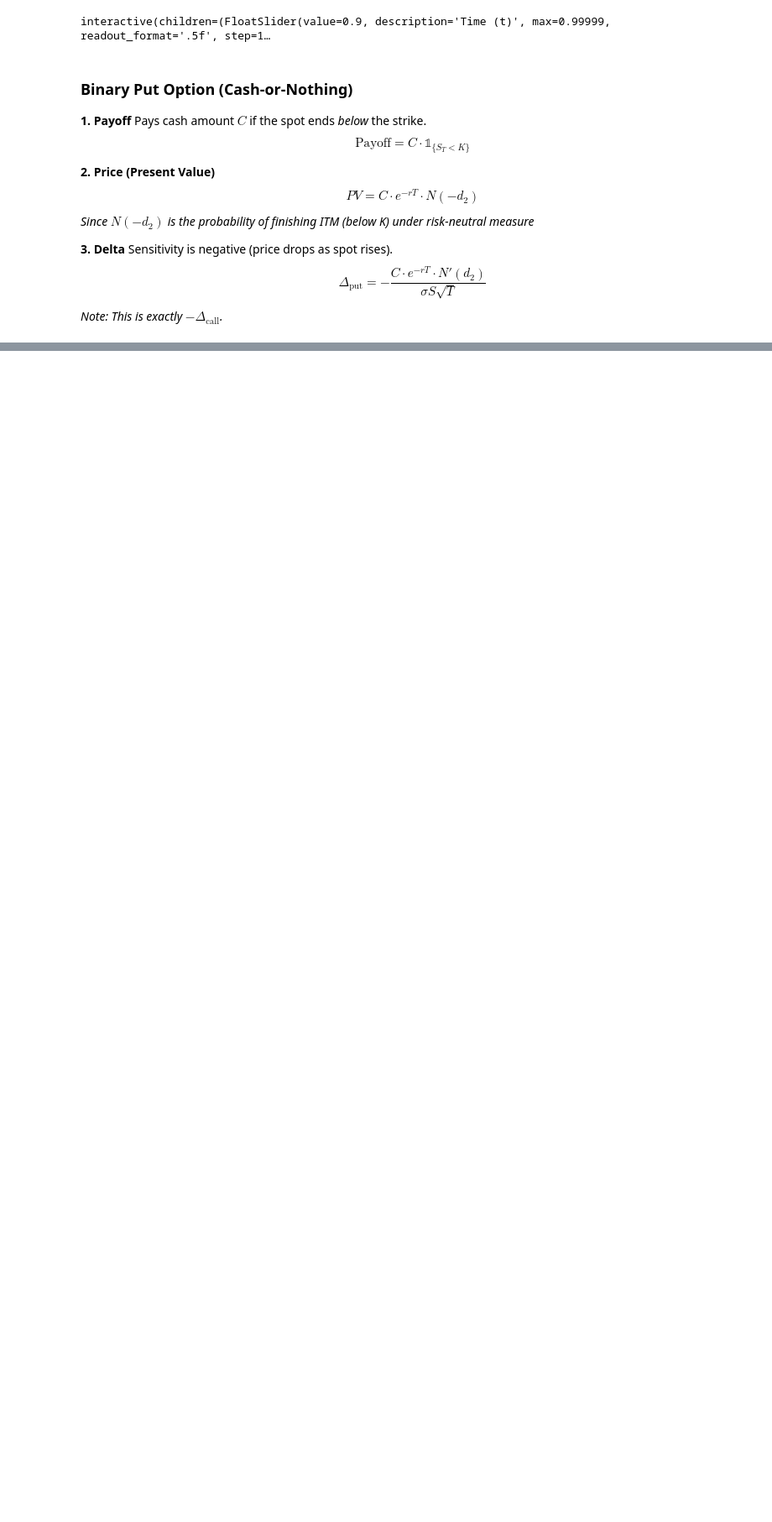
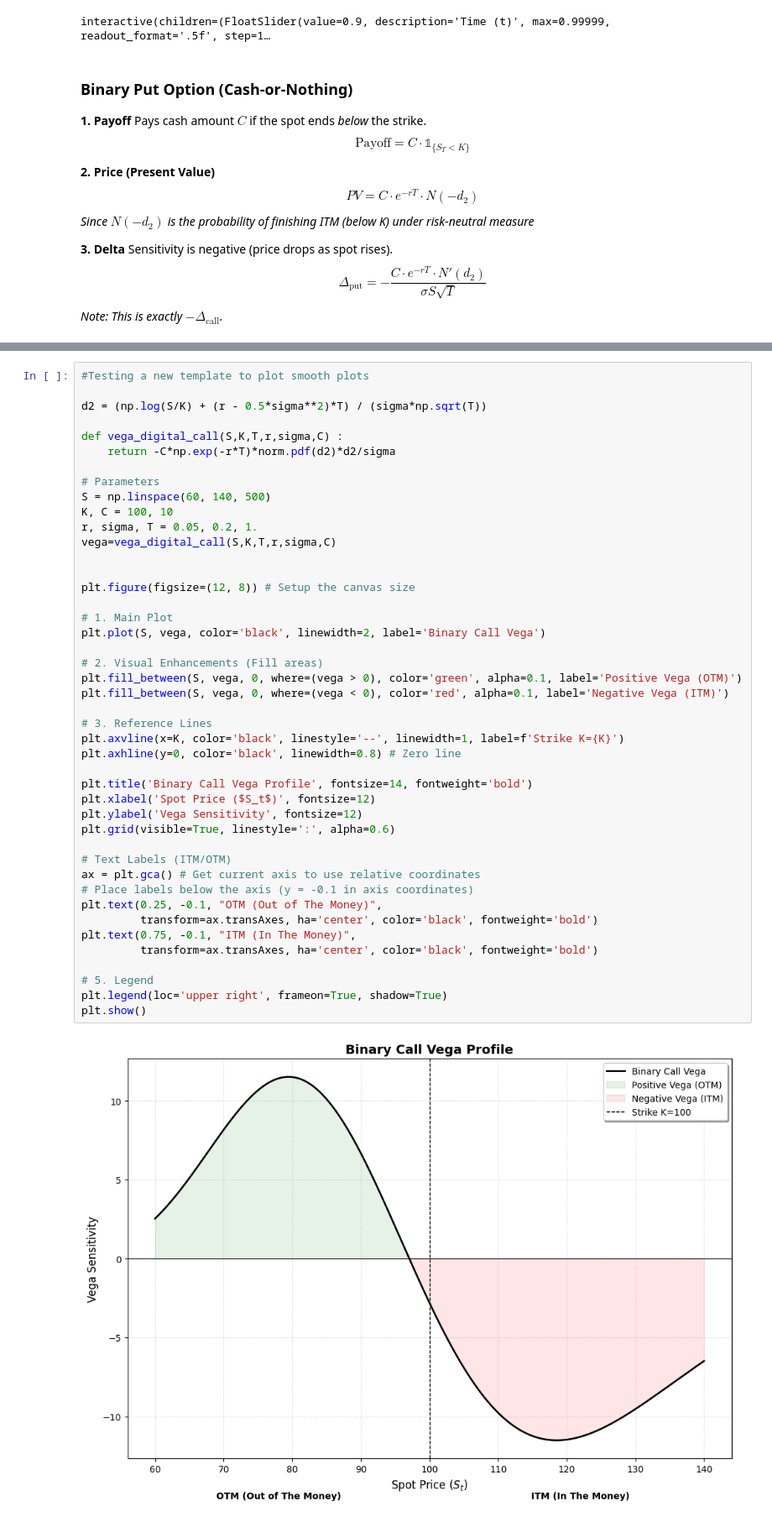
Before and after one commit to Mathis-14/Option_Pricing, a Jupyter notebook: exotics/binary_options.ipynb, the cells around one changed output, grey strips where cells are left out. Shown at 84% size. Drawn from its saved outputs; the diff is of its cells as text; blank space fills up the shorter version.

```diff
--- a/exotics/binary_options.ipynb
+++ b/exotics/binary_options.ipynb
@@ -259,0 +274,46 @@ plt.show()
+# %%
+#Testing a new template to plot smooth plots
+
+d2 = (np.log(S/K) + (r - 0.5*sigma**2)*T) / (sigma*np.sqrt(T))
+
+def vega_digital_call(S,K,T,r,sigma,C) :
+    return -C*np.exp(-r*T)*norm.pdf(d2)*d2/sigma
+
+# Parameters
+S = np.linspace(60, 140, 500)
+K, C = 100, 10
+r, sigma, T = 0.05, 0.2, 1.
+vega=vega_digital_call(S,K,T,r,sigma,C)
+
+
+plt.figure(figsize=(12, 8)) # Setup the canvas size
+
+# 1. Main Plot
+plt.plot(S, vega, color='black', linewidth=2, label='Binary Call Vega')
+
+# 2. Visual Enhancements (Fill areas)
+plt.fill_between(S, vega, 0, where=(vega > 0), color='green', alpha=0.1, label='Positive Vega (OTM)')
+plt.fill_between(S, vega, 0, where=(vega < 0), color='red', alpha=0.1, label='Negative Vega (ITM)')
+
+# 3. Reference Lines
+plt.axvline(x=K, color='black', linestyle='--', linewidth=1, label=f'Strike K={K}')
+plt.axhline(y=0, color='black', linewidth=0.8) # Zero line
+
+plt.title('Binary Call Vega Profile', fontsize=14, fontweight='bold')
+plt.xlabel('Spot Price ($S_t$)', fontsize=12)
+plt.ylabel('Vega Sensitivity', fontsize=12)
+plt.grid(visible=True, linestyle=':', alpha=0.6)
+
+# Text Labels (ITM/OTM)
+ax = plt.gca() # Get current axis to use relative coordinates
+# Place labels below the axis (y = -0.1 in axis coordinates)
+plt.text(0.25, -0.1, "OTM (Out of The Money)",
+         transform=ax.transAxes, ha='center', color='black', fontweight='bold')
+plt.text(0.75, -0.1, "ITM (In The Money)",
+         transform=ax.transAxes, ha='center', color='black', fontweight='bold')
+
+# 5. Legend
+plt.legend(loc='upper right', frameon=True, shadow=True)
+plt.show()
+# %% [output]
+[figure, added]
```
Also changed, not shown: parts of 8 cells of this notebook, 3 other files.
